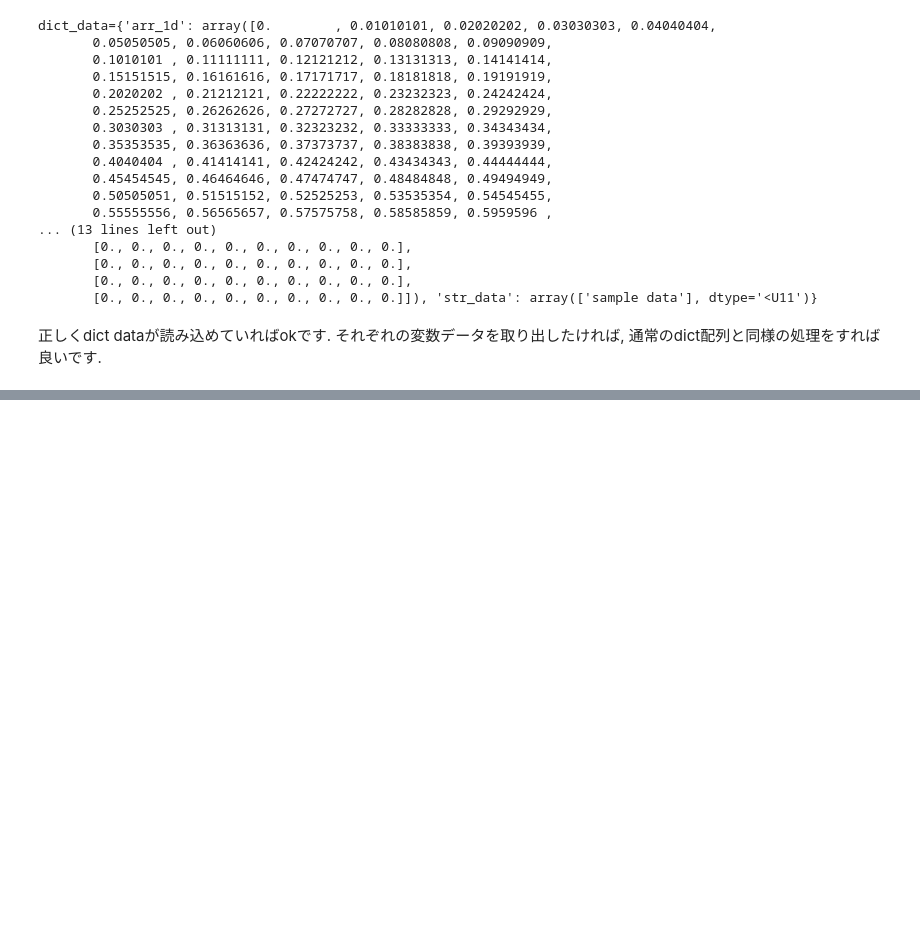
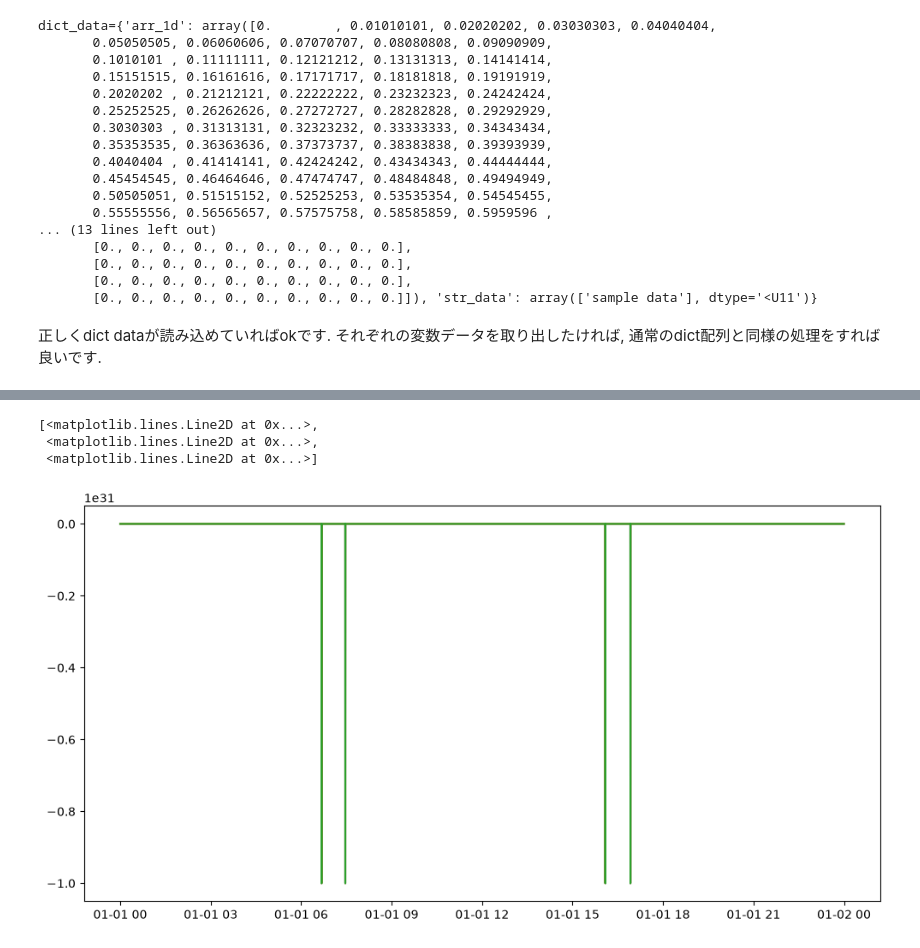
Before and after one commit to k11kik/Common_public, a Jupyter notebook: testrun_common_cdf.ipynb, the cells around one changed output, grey strips where cells are left out. Cells and saved outputs as stored; diff of their text form; code cells hidden in the pictures; blank space fills up the shorter version.

```diff
--- a/testrun_common_cdf.ipynb
+++ b/testrun_common_cdf.ipynb
@@ -172,0 +182,4 @@ str_data=array(['sample data'], dtype='<U11')
+# %%
+cdf_filepath = 'erg_mgf_l2_8sec_20200101_v04.06.cdf'
+# info
+cdf.info(cdf_filepath)
@@ -172,0 +221,14 @@ str_data=array(['sample data'], dtype='<U11')
+# %%
+# cdf -> dict
+dict_data = cdf.cdffile_to_dict(cdf_filepath)
+epoch_8sec = dict_data['epoch_8sec']
+mag_8sec_dsi = dict_data['mag_8sec_dsi']
+
+# plot
+fig, axes = plt.subplots(figsize=(12, 6))
+axes.plot(epoch_8sec, mag_8sec_dsi)
+# %% [output]
+[<matplotlib.lines.Line2D at 0x...>,
+ <matplotlib.lines.Line2D at 0x...>,
+ <matplotlib.lines.Line2D at 0x...>]
+[figure, added]
```
Also changed, not shown: parts of 10 cells of this notebook.
